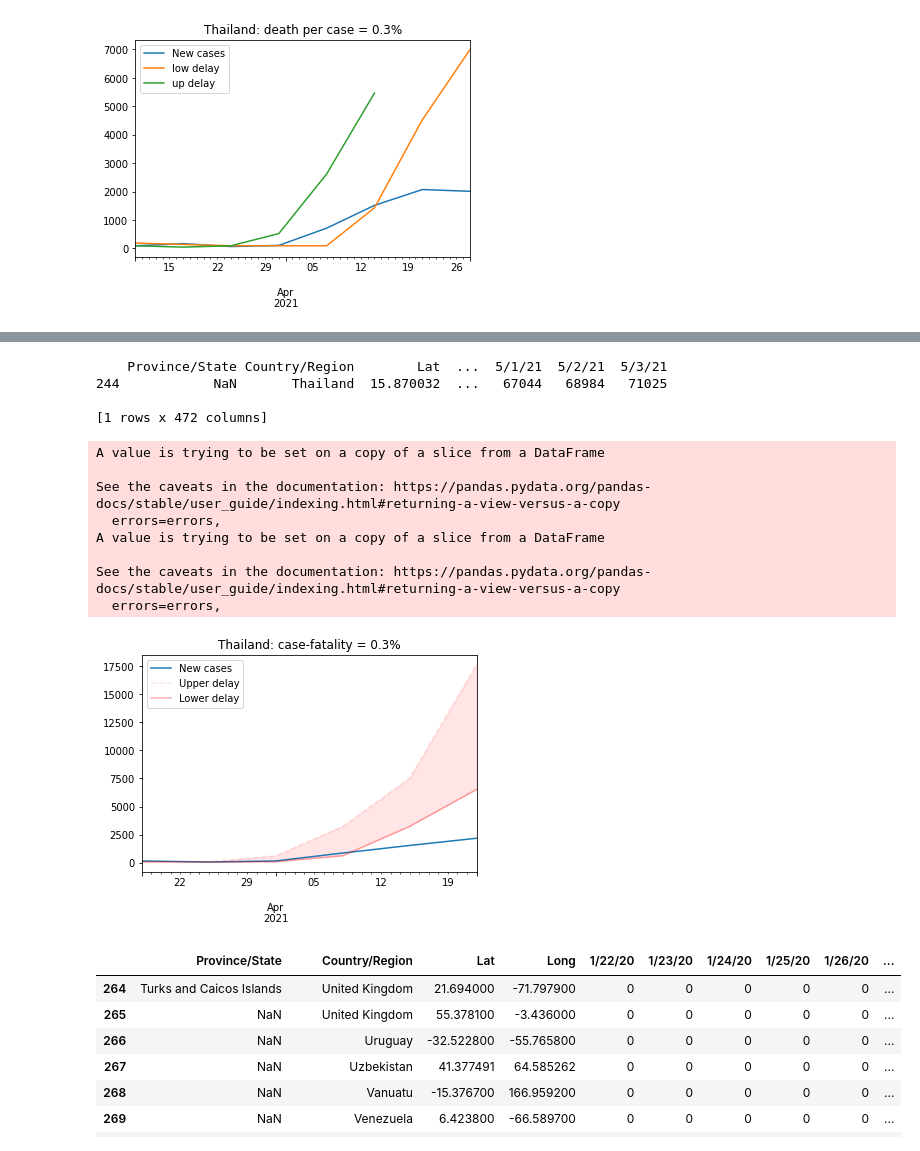
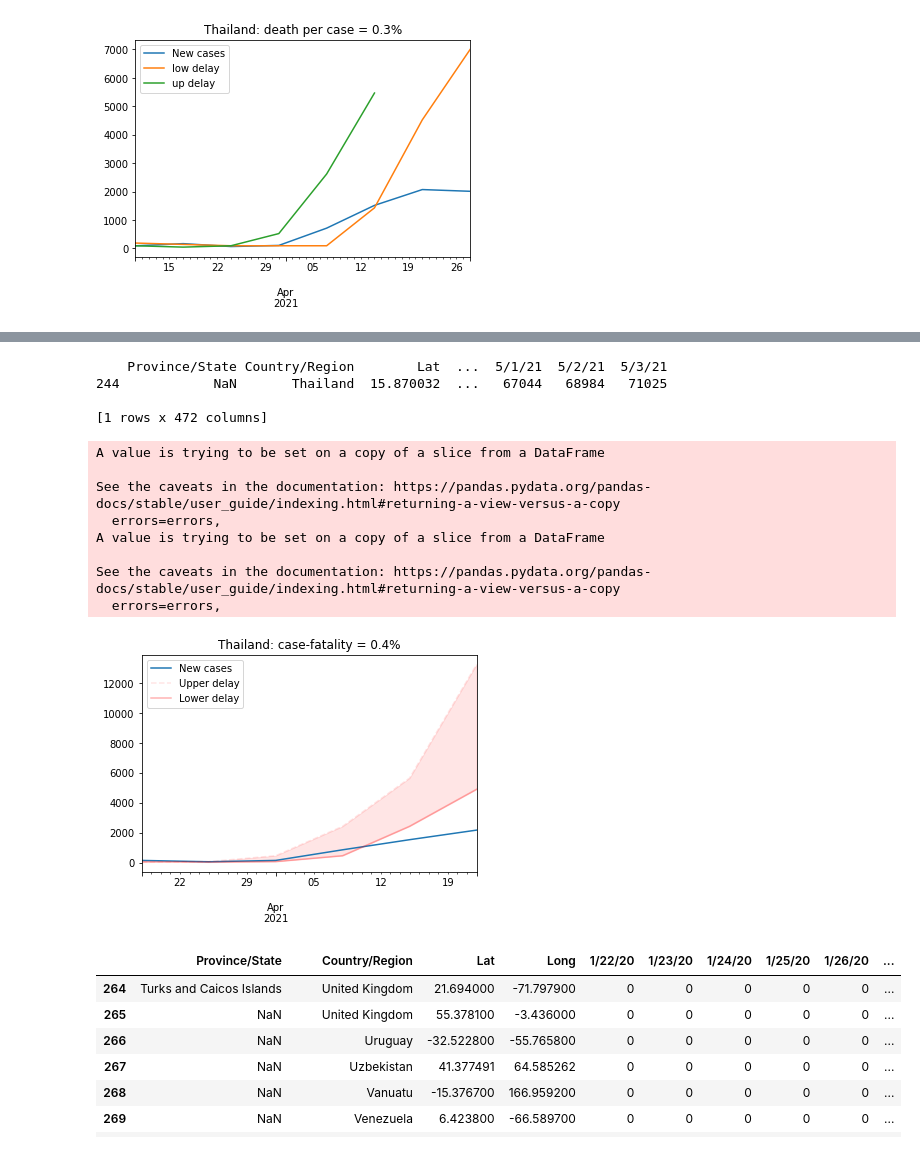
Before and after one commit to srimanob/COVID-19-ThaiStudy, a Jupyter notebook: thai_covid.ipynb, the cells around one changed output, grey strips where cells are left out. Cells and saved outputs as stored; diff of their text form; code cells hidden in the pictures.

```diff
--- a/thai_covid.ipynb
+++ b/thai_covid.ipynb
@@ -177,33 +176,31 @@ plt.savefig("Thailand.png",dpi=300)
 # %%
-# Pawin's "double check"
-
 country_name = "Thailand"
 # This prints out the country name to make sure you get the country ID right
 print(confirm[confirm["Country/Region"]==country_name])
 countryID=244
-deathpc=0.003
+deathpc=0.004
 date = 40
 up = 14
 low = 7
 onset = 15
 #thaicovid = country_covid_by_id(countryID)
 
 backest = bandbackestimate(country_covid_by_id(countryID),deathpercase=deathpc,delayupper=up,delaylower=low,onsetexpo = onset).iloc[-date:].resample("7D").mean()
 drawbandplot(backest,country_name,death_per_case=deathpc)
 # %% [output]
     Province/State Country/Region        Lat  ...  5/1/21  5/2/21  5/3/21
 244            NaN       Thailand  15.870032  ...   67044   68984   71025
 
 [1 rows x 472 columns]
 A value is trying to be set on a copy of a slice from a DataFrame
 
 See the caveats in the documentation: https://pandas.pydata.org/pandas-docs/stable/user_guide/indexing.html#returning-a-view-versus-a-copy
   errors=errors,
 A value is trying to be set on a copy of a slice from a DataFrame
 
 See the caveats in the documentation: https://pandas.pydata.org/pandas-docs/stable/user_guide/indexing.html#returning-a-view-versus-a-copy
   errors=errors,
-[figure, old version]
+[figure, new version]
 # %%
 death[264:]
 # %% [output]
```
Also changed, not shown: parts of 8 cells of this notebook.
